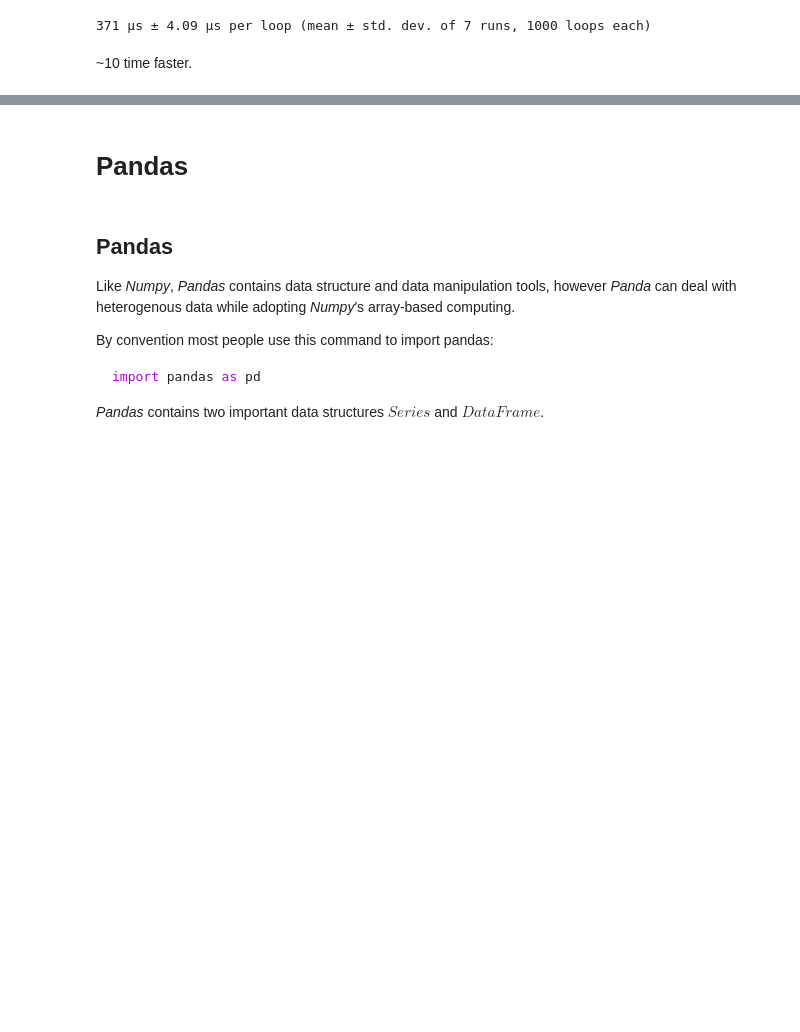
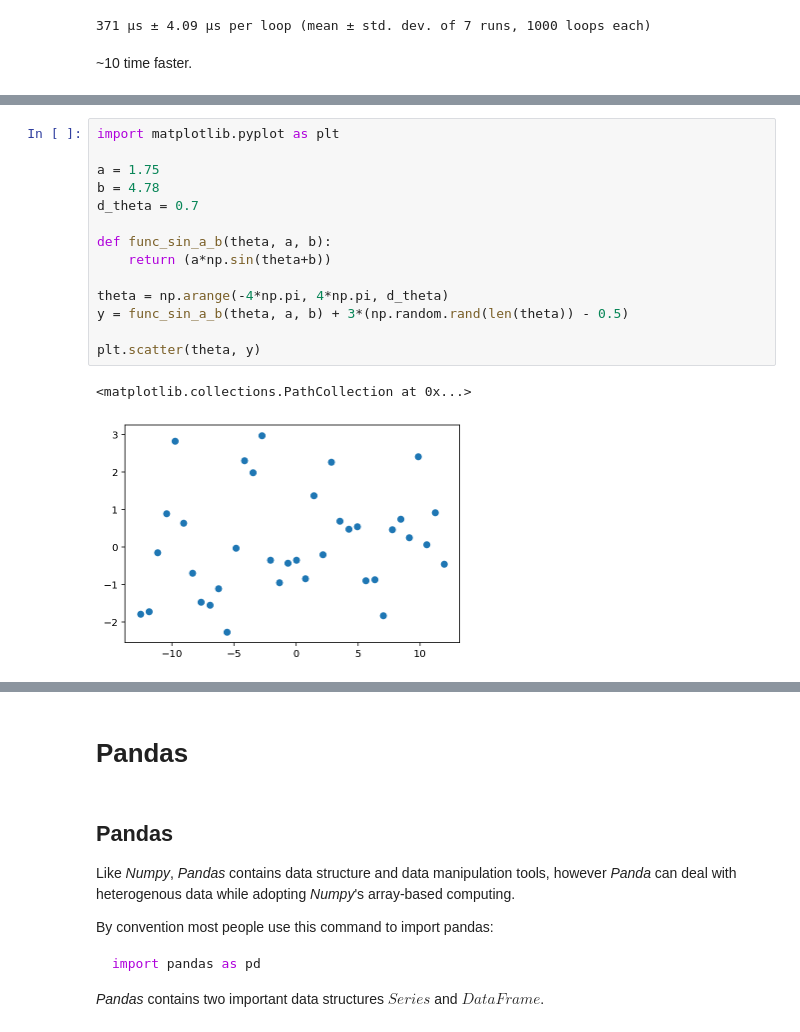
Before and after one commit to samuelmurail/jupyter_training_course, a Jupyter notebook: notebook/03_Interactive_data_analysis.ipynb, the cells around one changed output, grey strips where cells are left out. Drawn from its saved outputs; the diff is of its cells as text; blank space fills up the shorter version.

```diff
--- a/notebook/03_Interactive_data_analysis.ipynb
+++ b/notebook/03_Interactive_data_analysis.ipynb
@@ -180,0 +269,17 @@ With numpy the operation is ~100 time faster. Let's have a look on buildin funct
+# %%
+import matplotlib.pyplot as plt
+
+a = 1.75
+b = 4.78
+d_theta = 0.7
+
+def func_sin_a_b(theta, a, b):
+    return (a*np.sin(theta+b))
+
+theta = np.arange(-4*np.pi, 4*np.pi, d_theta)
+y = func_sin_a_b(theta, a, b) + 3*(np.random.rand(len(theta)) - 0.5)
+
+plt.scatter(theta, y)
+# %% [output]
+<matplotlib.collections.PathCollection at 0x...>
+[figure, added]
```
Also changed, not shown: parts of 15 cells of this notebook.
